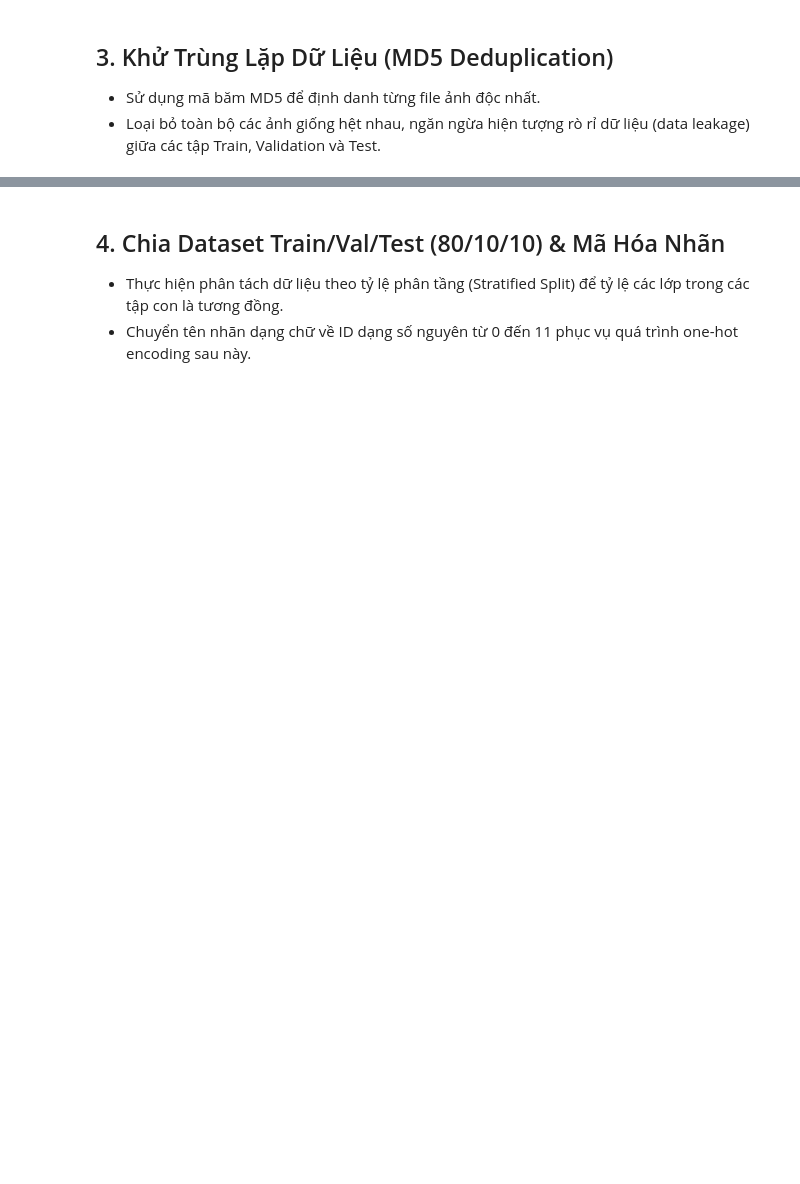
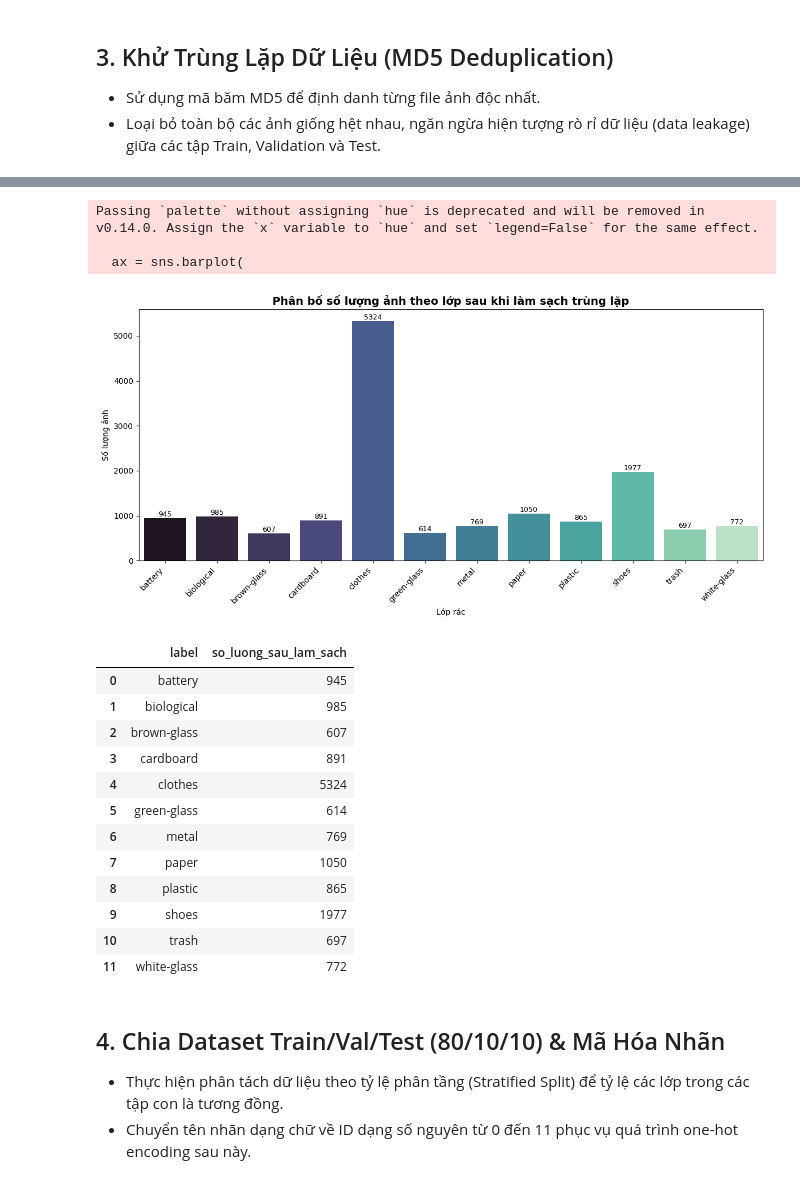
Before and after one commit to daidevv04/ecoscan, a Jupyter notebook: train_model.ipynb, the cells around one changed output, grey strips where cells are left out. Cells and saved outputs as stored; diff of their text form; code cells hidden in the pictures; blank space fills up the shorter version.

```diff
--- a/train_model.ipynb
+++ b/train_model.ipynb
@@ -176,3 +172,52 @@ Số lượng ảnh sau khi khử trùng lặp: 8831
+# %%
+# BIỂU ĐỒ PHÂN BỐ LỚP - SAU KHI LÀM SẠCH
+clean_class_counts = (
+    clean_df["label"]
+    .value_counts()
+    .reindex(EXPECTED_CLASSES, fill_value=0)
+)
+
+plt.figure(figsize=(12, 6))
+ax = sns.barplot(
+    x=clean_class_counts.index,
+    y=clean_class_counts.values,
+    palette=sns.color_palette("mako", n_colors=len(clean_class_counts)),
+)
+ax.set_title("Phân bố số lượng ảnh theo lớp sau khi làm sạch trùng lặp", fontsize=14, fontweight="bold")
+ax.set_xlabel("Lớp rác")
+ax.set_ylabel("Số lượng ảnh")
+plt.xticks(rotation=45, ha="right")
+
+for i, count in enumerate(clean_class_counts.values):
+    ax.text(i, count, str(count), ha="center", va="bottom", fontsize=9)
+
+plt.tight_layout()
+plt.show()
+
+display(
+    clean_class_counts
+    .rename("so_luong_sau_lam_sach")
+    .reset_index()
+    .rename(columns={"index": "label"})
+)
+# %% [output]
+Passing `palette` without assigning `hue` is deprecated and will be removed in v0.14.0. Assign the `x` variable to `hue` and set `legend=False` for the same effect.
+
+  ax = sns.barplot(
+[figure, added]
+|  | label | so_luong_sau_lam_sach |
+| 0 | battery | 945 |
+| 1 | biological | 985 |
+| 2 | brown-glass | 607 |
+| 3 | cardboard | 891 |
+| 4 | clothes | 5324 |
+| 5 | green-glass | 614 |
+| 6 | metal | 769 |
+| 7 | paper | 1050 |
+| 8 | plastic | 865 |
+| 9 | shoes | 1977 |
+| 10 | trash | 697 |
+| 11 | white-glass | 772 |
 # %% [markdown]
 ## 4. Chia Dataset Train/Val/Test (80/10/10) & Mã Hóa Nhãn
 *   Thực hiện phân tách dữ liệu theo tỷ lệ phân tầng (Stratified Split) để tỷ lệ các lớp trong các tập con là tương đồng.
```
Also changed, not shown: parts of 14 cells of this notebook, 12 other files.
